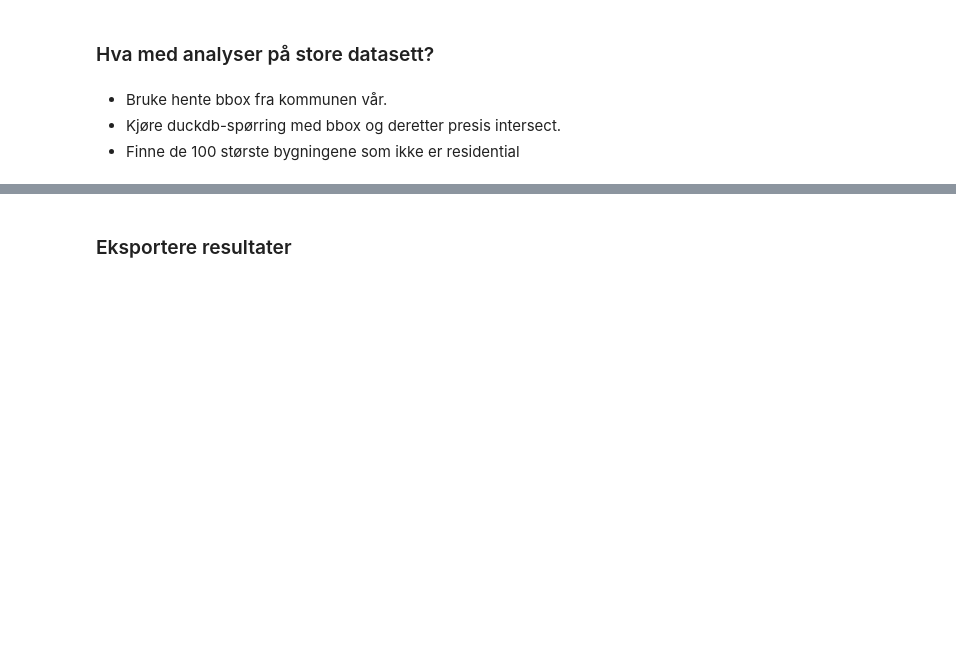
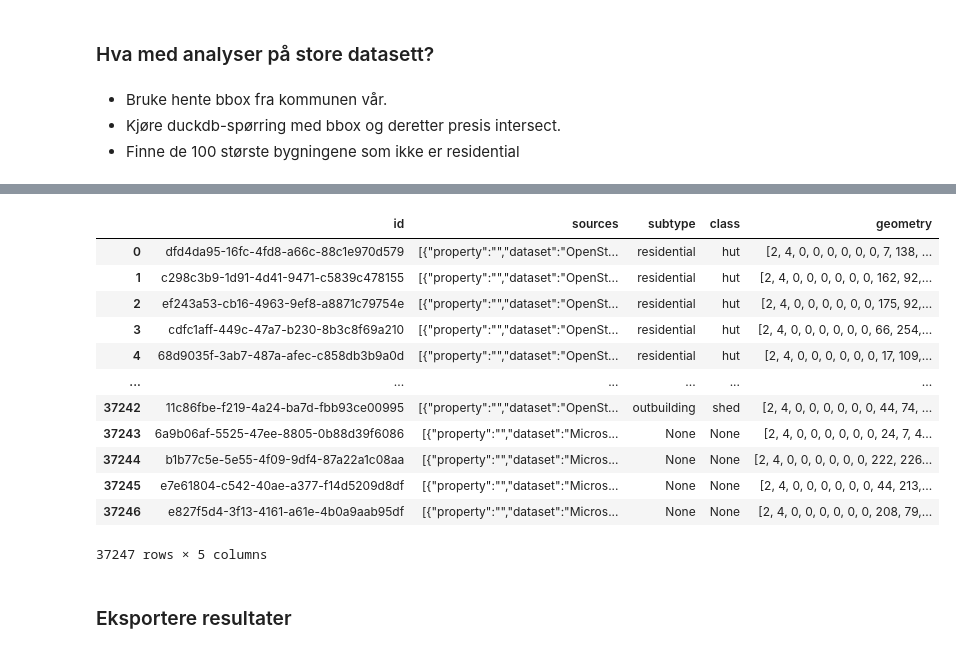
Before and after one commit to kartAI/skygeo, a Jupyter notebook: src/skygeo-workshop/Cumulus_Geographica.ipynb, the cells around one changed output, grey strips where cells are left out. Cells and saved outputs as stored; diff of their text form; code cells hidden in the pictures; blank space fills up the shorter version.

```diff
--- a/src/skygeo-workshop/Cumulus_Geographica.ipynb
+++ b/src/skygeo-workshop/Cumulus_Geographica.ipynb
@@ -289,0 +374,16 @@ display(f"Antall kirker i buffer er {kirker_i_buffer_antall} og rommer {kirker_i
+# %%
+conn.sql("SELECT * FROM overture_buildings_i_kommune_3305").df()
+# %% [output]
+|  | id | sources | subtype | class | geometry |
+| 0 | dfd4da95-16fc-4fd8-a66c-88c1e970d579 | [{"property":"","dataset":"OpenSt... | residential | hut | [2, 4, 0, 0, 0, 0, 0, 0, 7, 138, ... |
+| 1 | c298c3b9-1d91-4d41-9471-c5839c478155 | [{"property":"","dataset":"OpenSt... | residential | hut | [2, 4, 0, 0, 0, 0, 0, 0, 162, 92,... |
+| 2 | ef243a53-cb16-4963-9ef8-a8871c79754e | [{"property":"","dataset":"OpenSt... | residential | hut | [2, 4, 0, 0, 0, 0, 0, 0, 175, 92,... |
+| 3 | cdfc1aff-449c-47a7-b230-8b3c8f69a210 | [{"property":"","dataset":"OpenSt... | residential | hut | [2, 4, 0, 0, 0, 0, 0, 0, 66, 254,... |
+| 4 | 68d9035f-3ab7-487a-afec-c858db3b9a0d | [{"property":"","dataset":"OpenSt... | residential | hut | [2, 4, 0, 0, 0, 0, 0, 0, 17, 109,... |
+| ... | ... | ... | ... | ... | ... |
+| 37242 | 11c86fbe-f219-4a24-ba7d-fbb93ce00995 | [{"property":"","dataset":"OpenSt... | outbuilding | shed | [2, 4, 0, 0, 0, 0, 0, 0, 44, 74, ... |
+| 37243 | 6a9b06af-5525-47ee-8805-0b88d39f6086 | [{"property":"","dataset":"Micros... | None | None | [2, 4, 0, 0, 0, 0, 0, 0, 24, 7, 4... |
+| 37244 | b1b77c5e-5e55-4f09-9df4-87a22a1c08aa | [{"property":"","dataset":"Micros... | None | None | [2, 4, 0, 0, 0, 0, 0, 0, 222, 226... |
+| 37245 | e7e61804-c542-40ae-a377-f14d5209d8df | [{"property":"","dataset":"Micros... | None | None | [2, 4, 0, 0, 0, 0, 0, 0, 44, 213,... |
+| 37246 | e827f5d4-3f13-4161-a61e-4b0a9aab95df | [{"property":"","dataset":"Micros... | None | None | [2, 4, 0, 0, 0, 0, 0, 0, 208, 79,... |
+37247 rows × 5 columns
```
Also changed, not shown: parts of 16 cells of this notebook.
